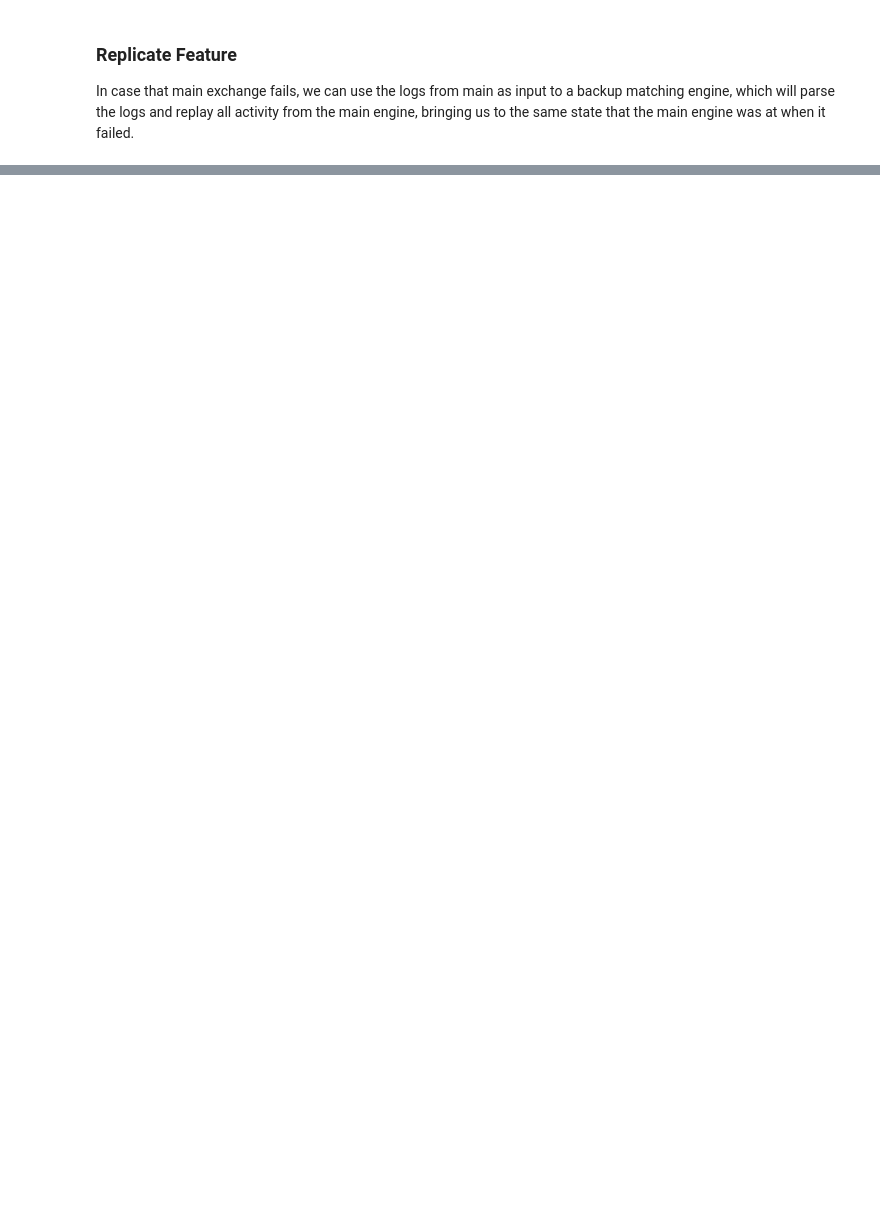
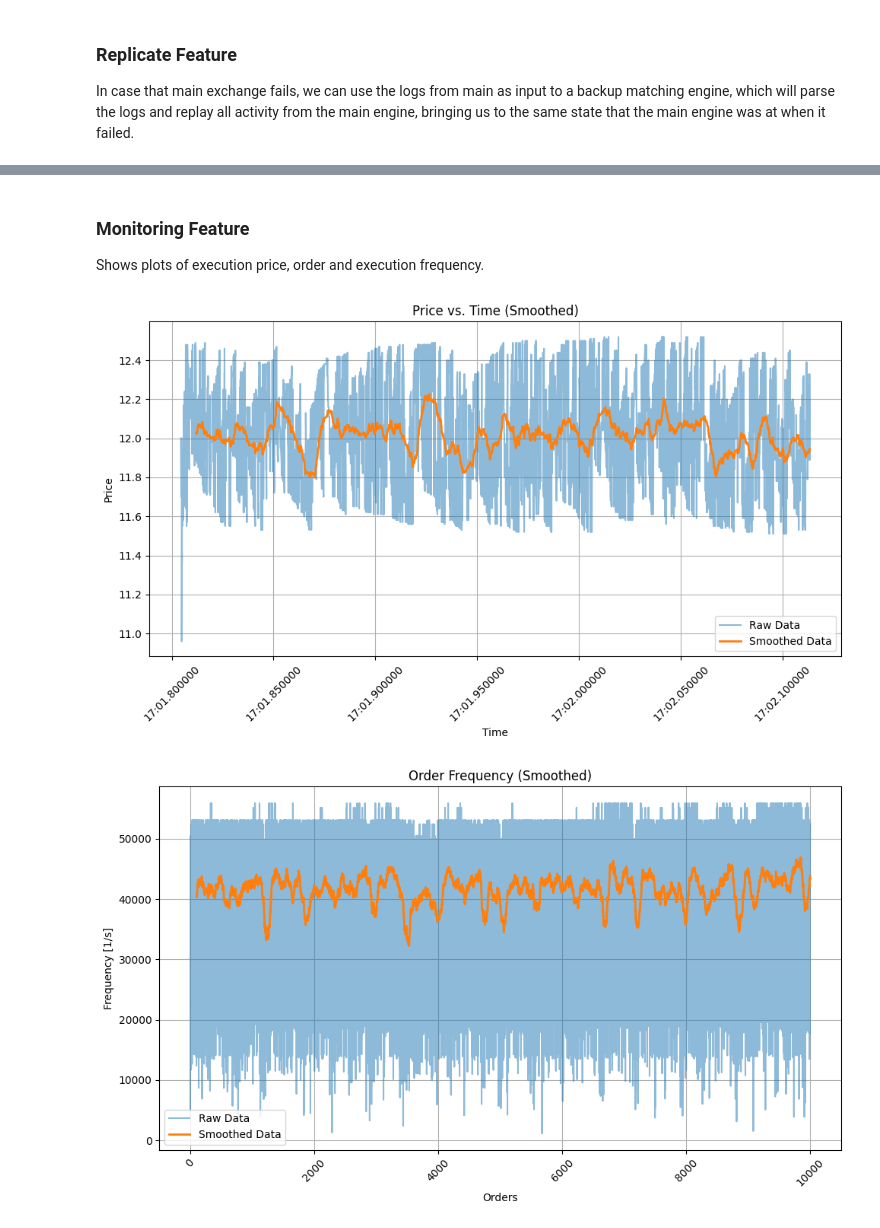
Before and after one commit to mnmcfadd/Trading_Exchange, a Jupyter notebook: testing.ipynb, the cells around one changed output, grey strips where cells are left out. Cells and saved outputs as stored; diff of their text form; code cells hidden in the pictures; blank space fills up the shorter version.

Commit message:
added monitoring in generator, sample use in testing

```diff
--- a/testing.ipynb
+++ b/testing.ipynb
@@ -83,0 +86,15 @@ ME_backup.get_book()
+# %% [markdown]
+### Monitoring Feature
+
+Shows plots of execution price, order and execution frequency.
+# %%
+importlib.reload(generator)
+from generator import MonitoringTools
+
+monitor = MonitoringTools(ME)
+monitor.execution_price()
+monitor.order_frequency()
+monitor.execution_frequency()
+# %% [output]
+[figure, added]
+[figure, added]
```
Also changed, not shown: parts of 3 cells of this notebook, 1 other file.
